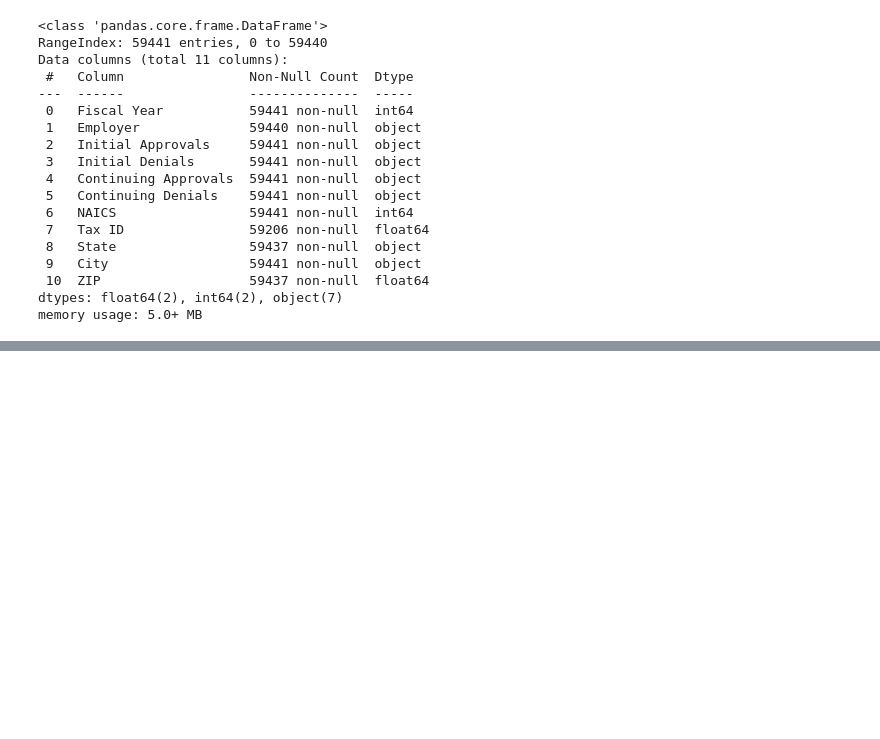
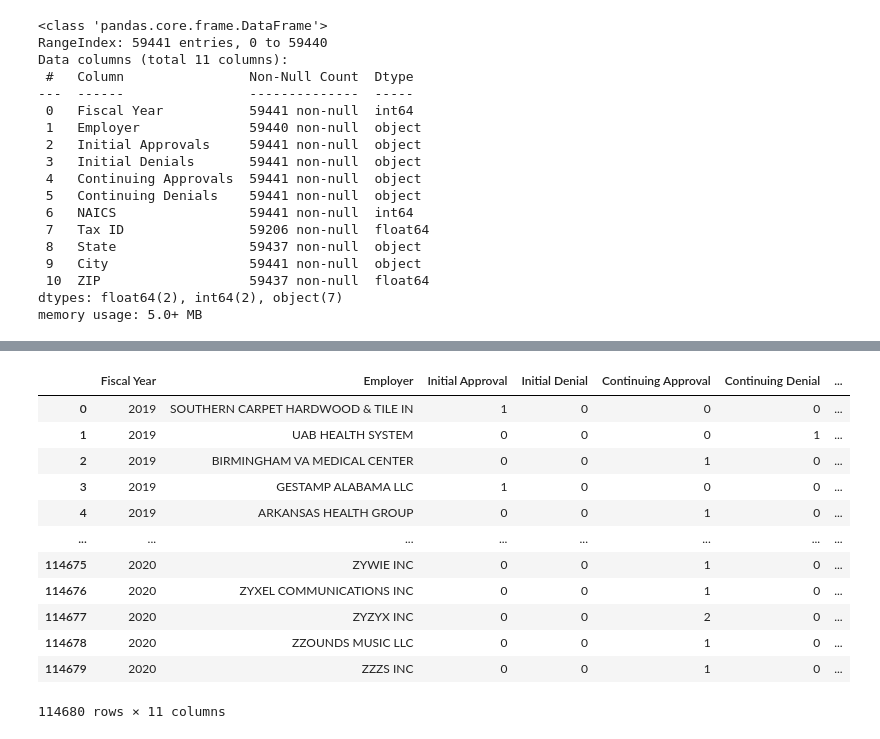
Before and after one commit to Tinashe-04/H1B-data, a Jupyter notebook: H1-BDataExploration.ipynb, the cells around one changed output, grey strips where cells are left out. Cells and saved outputs as stored; diff of their text form; code cells hidden in the pictures; blank space fills up the shorter version.

```diff
--- a/H1-BDataExploration.ipynb
+++ b/H1-BDataExploration.ipynb
@@ -181,0 +199,4 @@ memory usage: 5.0+ MB
+# %%
+# replace column names
+data_2019.rename(columns={'Initial Approvals': 'Initial Approval', 'Initial Denials': 'Initial Denial', 'Continuing Approvals': 'Continuing Approval', 'Continuing Denials': 'Continuing Denial'}, inplace=True)
+data_2019.info()
@@ -181,0 +222,24 @@ memory usage: 5.0+ MB
+# %%
+def convert_to_int(string):
+    '''
+    Purpose: formatting the strings to remove commas and change data type to int data type
+    Inputs: string to be formatted
+    Returns: final_number, an int which is the result of the proper formatting
+    '''
+    final_number = 0
+
+    # split the string up into components on either side of the comma
+    first_list = string.split(',')
+
+    # add all of the components together to produce one string
+    number = ''.join(first_list)
+
+    # convert that last string to an int
+    final_number = int(number)
+
+    return final_number
+
+for i in data_2019.columns[2:6]:
+    data_2019[i] = data_2019[i].apply(convert_to_int)
+
+data_2019.info()
@@ -181,0 +265,20 @@ memory usage: 5.0+ MB
+# %%
+from functools import reduce
+dataframes = [data_2019, data_2020, data_2021, data_2022, data_2023]
+
+data_2019_20 = pd.concat([data_2019, data_2020], ignore_index=True)
+data_2019_20
+# %% [output]
+|  | Fiscal Year | Employer | Initial Approval | Initial Denial | Continuing Approval | Continuing Denial | ... |
+| 0 | 2019 | SOUTHERN CARPET HARDWOOD & TILE IN | 1 | 0 | 0 | 0 | ... |
+| 1 | 2019 | UAB HEALTH SYSTEM | 0 | 0 | 0 | 1 | ... |
+| 2 | 2019 | BIRMINGHAM VA MEDICAL CENTER | 0 | 0 | 1 | 0 | ... |
+| 3 | 2019 | GESTAMP ALABAMA LLC | 1 | 0 | 0 | 0 | ... |
+| 4 | 2019 | ARKANSAS HEALTH GROUP | 0 | 0 | 1 | 0 | ... |
+| ... | ... | ... | ... | ... | ... | ... | ... |
+| 114675 | 2020 | ZYWIE INC | 0 | 0 | 1 | 0 | ... |
+| 114676 | 2020 | ZYXEL COMMUNICATIONS INC | 0 | 0 | 1 | 0 | ... |
+| 114677 | 2020 | ZYZYX INC | 0 | 0 | 2 | 0 | ... |
+| 114678 | 2020 | ZZOUNDS MUSIC LLC | 0 | 0 | 1 | 0 | ... |
+| 114679 | 2020 | ZZZS INC | 0 | 0 | 1 | 0 | ... |
+114680 rows × 11 columns
```
Also changed, not shown: parts of 10 cells of this notebook.
